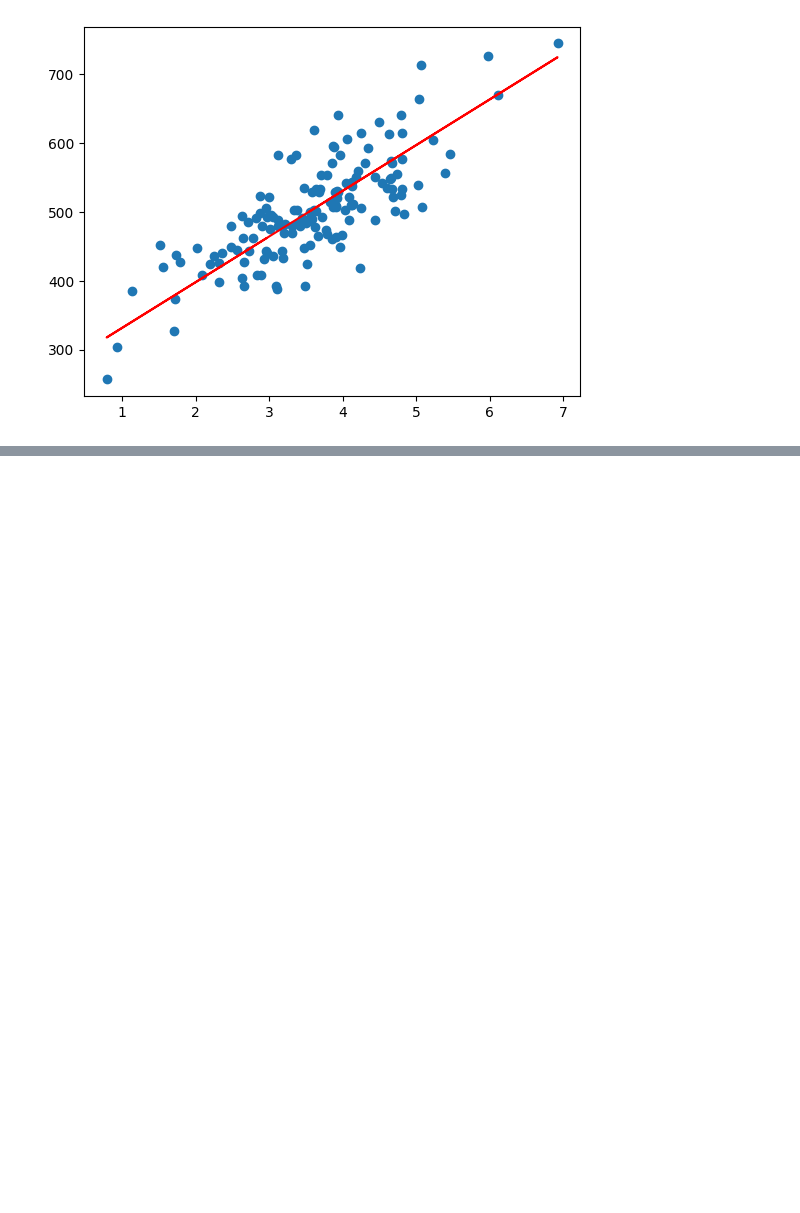
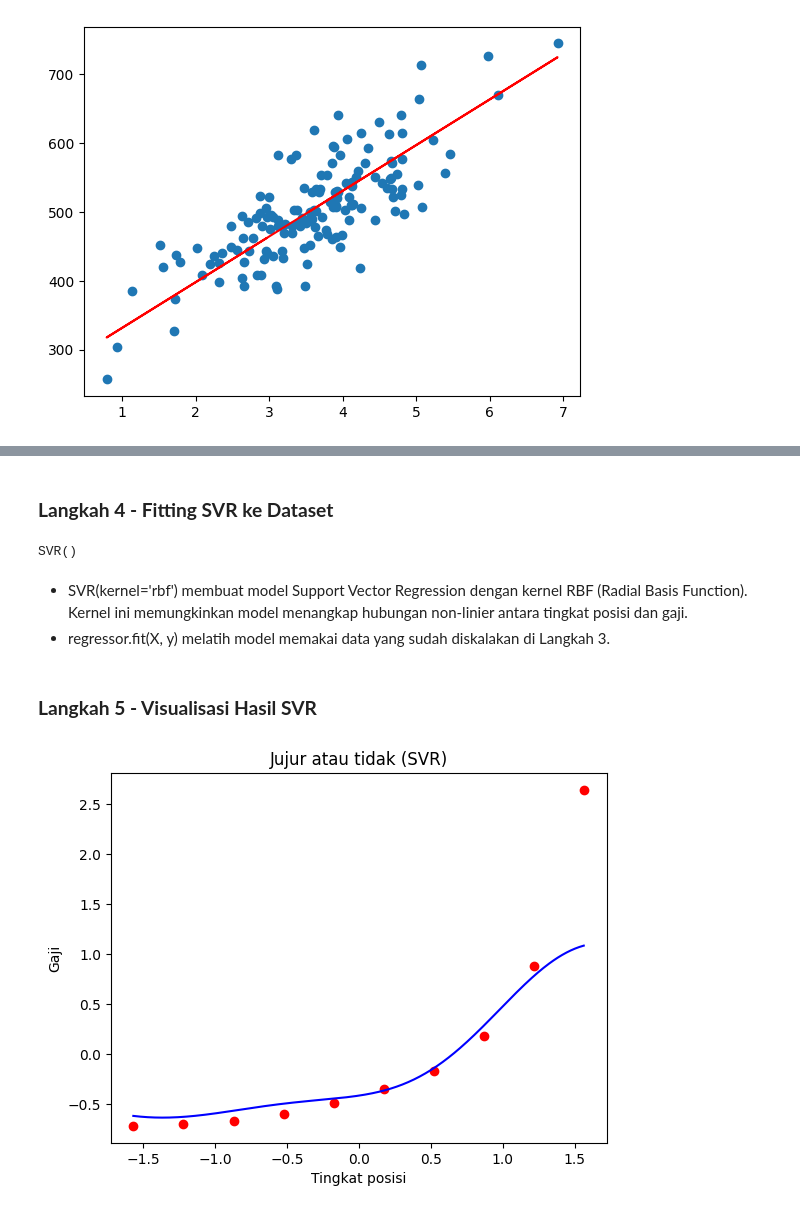
Before and after one commit to nurilhuda05/Pembelajaran_Mesin_2026, a Jupyter notebook: TG6_Regresi_244107020004_Muhammad_Nuril_Huda.ipynb, the cells around one changed output, grey strips where cells are left out. Cells and saved outputs as stored; diff of their text form; code cells hidden in the pictures; blank space fills up the shorter version.

```diff
--- a/TG6_Regresi_244107020004_Muhammad_Nuril_Huda.ipynb
+++ b/TG6_Regresi_244107020004_Muhammad_Nuril_Huda.ipynb
@@ -259,0 +273,7 @@ plt.show()
+# %%
+from google.colab import drive
+drive.mount('/content/drive')
+
+dataset = pd.read_csv('/content/drive/MyDrive/Semester 5/Pembelajaran Mesin/Data/Posisi_gaji.csv')
+X = dataset.iloc[:, 1:2].values
+y = dataset.iloc[:, 2].values  # Ubah menjadi satu kolom saja
@@ -259,0 +284,5 @@ plt.show()
+# %%
+sc_X = StandardScaler()
+sc_y = StandardScaler()
+X = sc_X.fit_transform(X.reshape(-1, 1))
+y = sc_y.fit_transform(y.reshape(-1, 1))
@@ -259,0 +294,22 @@ plt.show()
+# %% [markdown]
+### **Langkah 4 - Fitting SVR ke Dataset**
+# %%
+regressor = SVR(kernel='rbf')
+regressor.fit(X, y)
+# %% [output]
+SVR()
+# %% [markdown]
+*  SVR(kernel='rbf') membuat model Support Vector Regression dengan kernel RBF (Radial Basis Function). Kernel ini memungkinkan model menangkap hubungan non-linier antara tingkat posisi dan gaji.
+*  regressor.fit(X, y) melatih model memakai data yang sudah diskalakan di Langkah 3.
+# %% [markdown]
+### **Langkah 5 - Visualisasi Hasil SVR**
+# %%
+X_grid = np.arange(min(X), max(X), 0.01).reshape(-1, 1)
+plt.scatter(X, y, color='red')
+plt.plot(X_grid, regressor.predict(X_grid), color='blue')
+plt.title('Jujur atau tidak (SVR)')
+plt.xlabel('Tingkat posisi')
+plt.ylabel('Gaji')
+plt.show()
+# %% [output]
+[figure, added]
```
Also changed, not shown: parts of 80 cells of this notebook.
